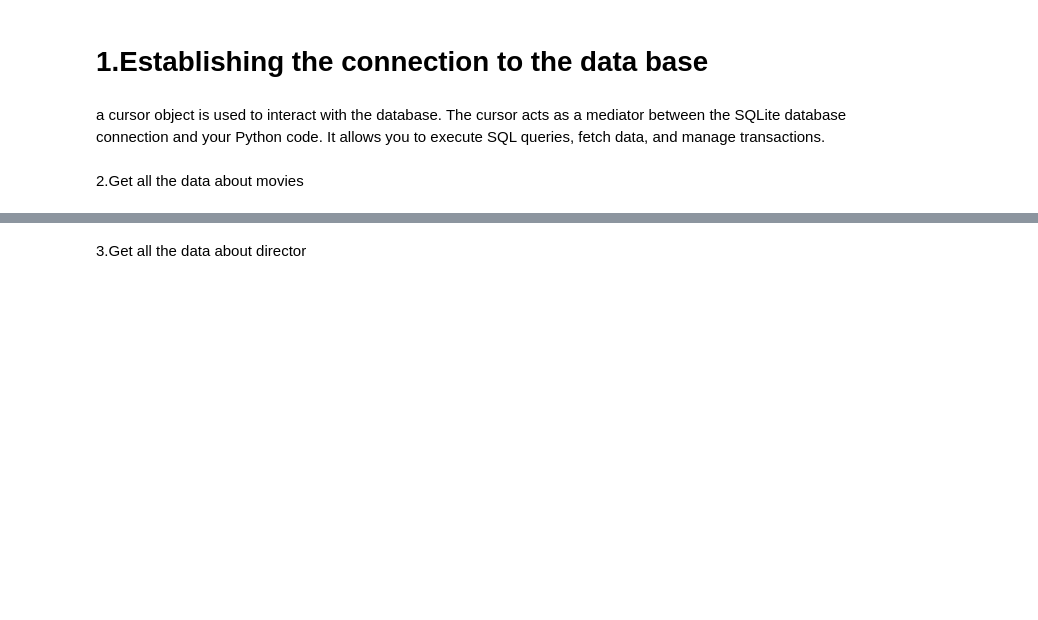
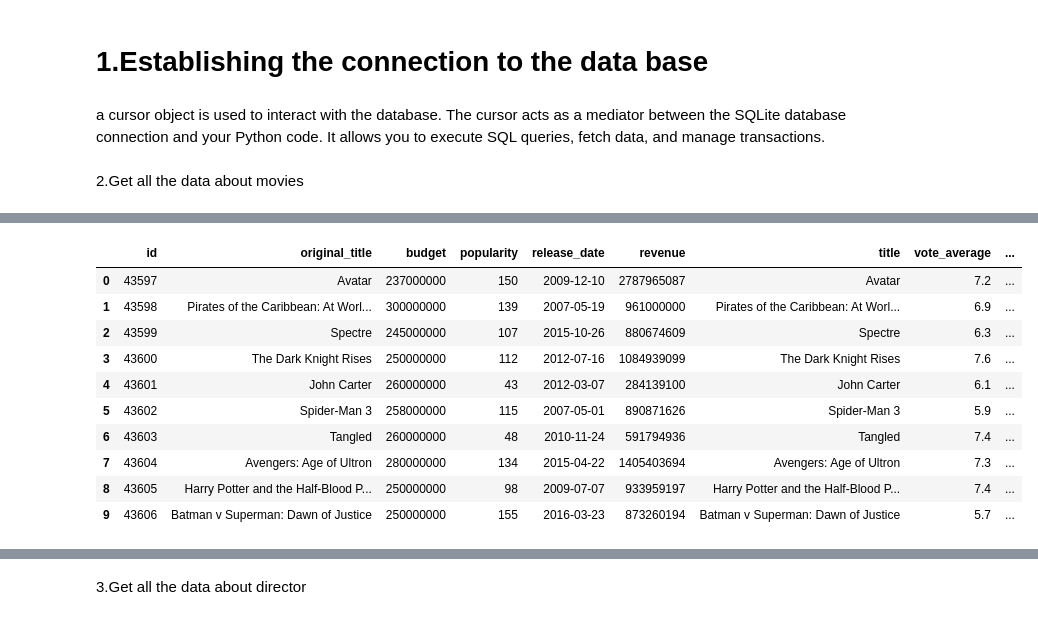
Before and after one commit to PRIYESH740/Data-analysis-Projects-, a Jupyter notebook: Project_1_SQL Query IMDB Dataset Analysis.ipynb, the cells around one changed output, grey strips where cells are left out. Cells and saved outputs as stored; diff of their text form; code cells hidden in the pictures; blank space fills up the shorter version.

```diff
--- a/Project_1_SQL Query IMDB Dataset Analysis.ipynb
+++ b/Project_1_SQL Query IMDB Dataset Analysis.ipynb
@@ -66,6 +67,21 @@ Imdb_movies
 df = pd.DataFrame(Imdb_movies, columns = ['id', 'original_title', 'budget', 'popularity', 'release_date',
 'revenue', 'title', 'vote_average', 'vote_count', 'overview', 'tagline',
 'uid', 'director_id' ])
+# %%
+#showing few datapoint
+df.head(10)
+# %% [output]
+|  | id | original_title | budget | popularity | release_date | revenue | title | vote_average | ... |
+| 0 | 43597 | Avatar | 237000000 | 150 | 2009-12-10 | 2787965087 | Avatar | 7.2 | ... |
+| 1 | 43598 | Pirates of the Caribbean: At Worl... | 300000000 | 139 | 2007-05-19 | 961000000 | Pirates of the Caribbean: At Worl... | 6.9 | ... |
+| 2 | 43599 | Spectre | 245000000 | 107 | 2015-10-26 | 880674609 | Spectre | 6.3 | ... |
+| 3 | 43600 | The Dark Knight Rises | 250000000 | 112 | 2012-07-16 | 1084939099 | The Dark Knight Rises | 7.6 | ... |
+| 4 | 43601 | John Carter | 260000000 | 43 | 2012-03-07 | 284139100 | John Carter | 6.1 | ... |
+| 5 | 43602 | Spider-Man 3 | 258000000 | 115 | 2007-05-01 | 890871626 | Spider-Man 3 | 5.9 | ... |
+| 6 | 43603 | Tangled | 260000000 | 48 | 2010-11-24 | 591794936 | Tangled | 7.4 | ... |
+| 7 | 43604 | Avengers: Age of Ultron | 280000000 | 134 | 2015-04-22 | 1405403694 | Avengers: Age of Ultron | 7.3 | ... |
+| 8 | 43605 | Harry Potter and the Half-Blood P... | 250000000 | 98 | 2009-07-07 | 933959197 | Harry Potter and the Half-Blood P... | 7.4 | ... |
+| 9 | 43606 | Batman v Superman: Dawn of Justice | 250000000 | 155 | 2016-03-23 | 873260194 | Batman v Superman: Dawn of Justice | 5.7 | ... |
 # %%
 #check information non-null count and dtype
 df.info()
```
Also changed, not shown: parts of 6 cells of this notebook.
